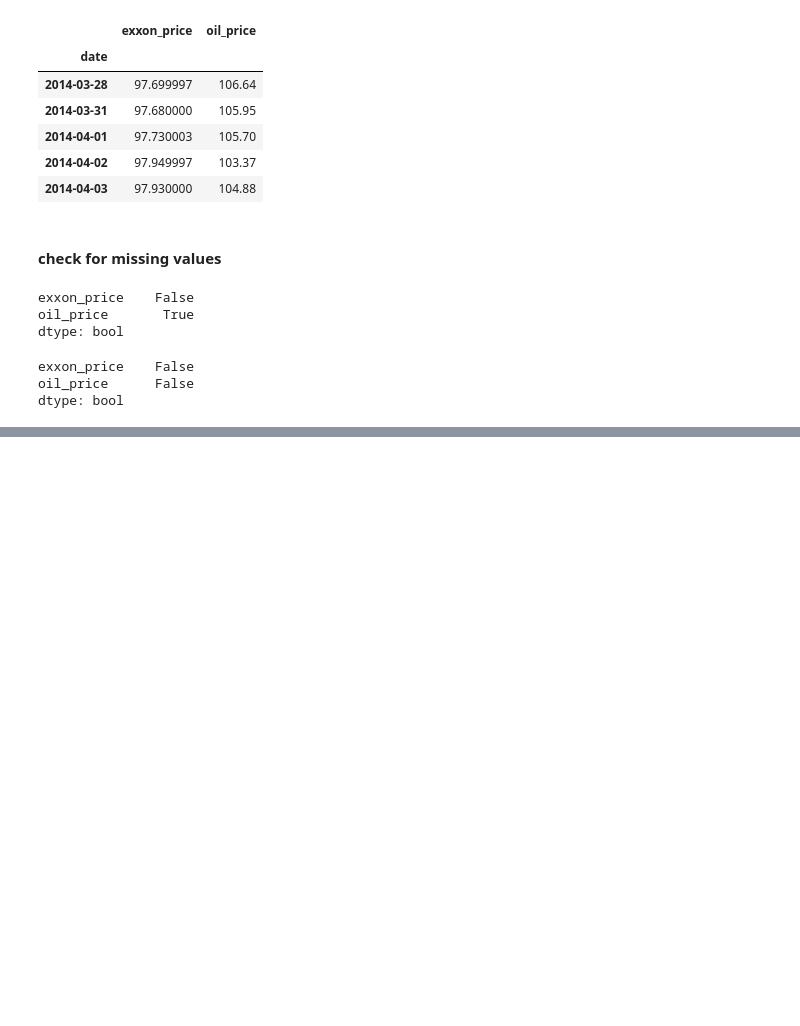
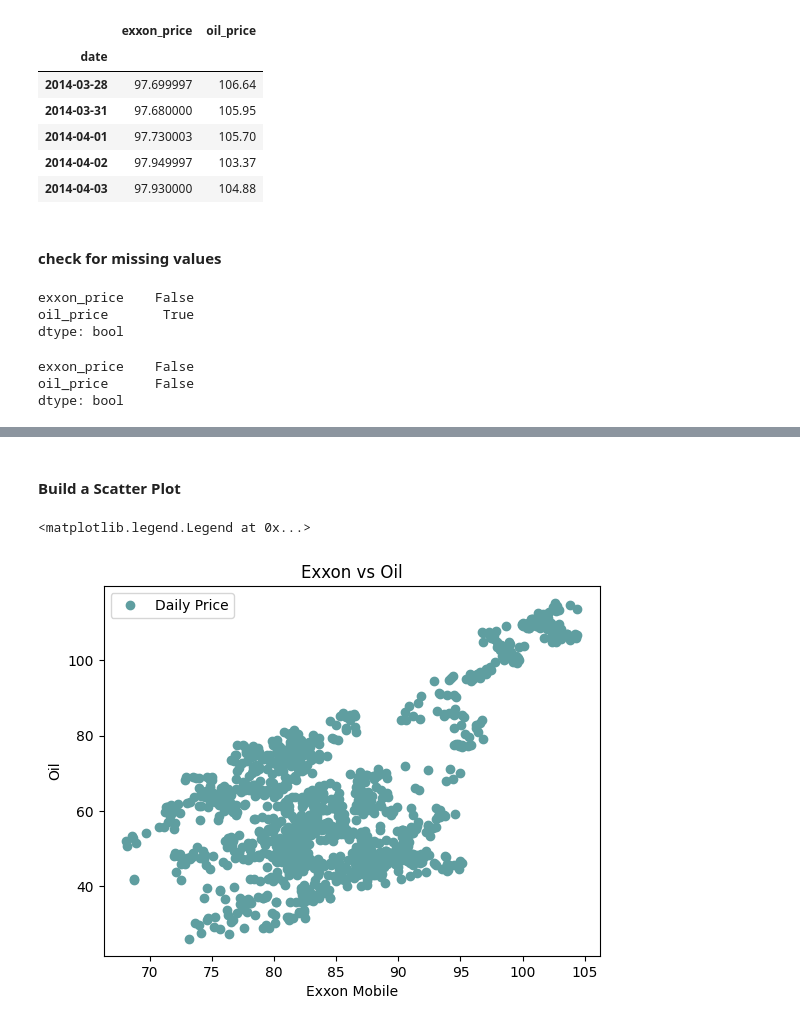
Before and after one commit to gegitonga/ML-Machine-Learning-and-Data-Science, a Jupyter notebook: ML work/Linear regression Model Oil_Exxon_dataset/linear_regression.ipynb, the cells around one changed output, grey strips where cells are left out. Saved outputs shown, nothing was run; the diff lists cells and outputs as text; code cells hidden in the pictures; blank space fills up the shorter version.

```diff
--- a/ML work/Linear regression Model Oil_Exxon_dataset/linear_regression.ipynb
+++ b/ML work/Linear regression Model Oil_Exxon_dataset/linear_regression.ipynb
@@ -82,0 +92,14 @@ dtype: bool
+# %% [markdown]
+#### Build a Scatter Plot
+# %%
+#define the x and y data
+x = price_data['exxon_price']
+y = price_data['oil_price']
+plt.plot(x, y, 'o', color = 'cadetblue', label='Daily Price')
+plt.title('Exxon vs Oil')
+plt.xlabel('Exxon Mobile')
+plt.ylabel('Oil')
+plt.legend()
+# %% [output]
+<matplotlib.legend.Legend at 0x...>
+[figure, added]
```
Also changed, not shown: parts of 13 cells of this notebook.
